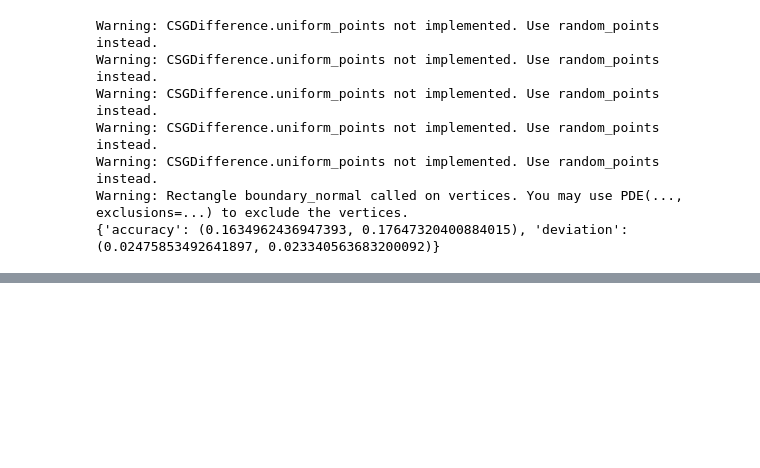
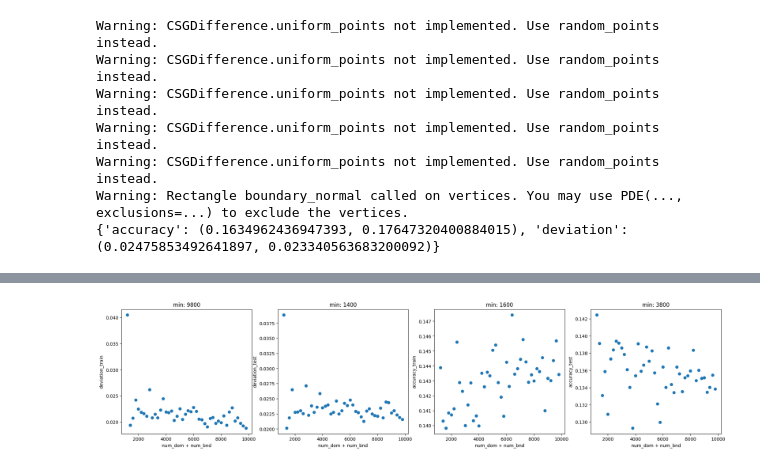
Before and after one commit to delimarr/ip5_code, a Jupyter notebook: elm.ipynb, the cells around one changed output, grey strips where cells are left out. Saved outputs shown, nothing was run; the diff lists cells and outputs as text; code cells hidden in the pictures; blank space fills up the shorter version.

```diff
--- a/elm.ipynb
+++ b/elm.ipynb
@@ -508,0 +510,38 @@ Warning: CSGDifference.uniform_points not implemented. Use random_points instead
+# %%
+# find number of datapoints needed
+start = 1200
+stop = 10_000
+step = 200
+num_data = np.arange(start, stop, step)
+num_tst = 300
+layers = [opt_layers]
+bnd_per = opt_bnd_percent
+
+res = {
+    'deviation_train' : [],
+    'deviation_test' : [],
+    'accuracy_train' : [],
+    'accuracy_test' : [],
+    }
+metrics = ['deviation_train', 'deviation_test', 'accuracy_train', 'accuracy_test']
+
+for data in num_data:
+    num_bnd = int(bnd_per * data)
+    num_dom = data - num_bnd
+    r = run(num_dom, num_bnd, num_tst, layers, rcond)
+    res['deviation_train'].append(r['deviation'][0])
+    res['deviation_test'].append(r['deviation'][1])
+    res['accuracy_train'].append(r['accuracy'][0])
+    res['accuracy_test'].append(r['accuracy'][1])
+
+runs = len(res)
+fig = plt.figure(figsize=(24, 5))
+for idx, metric in enumerate(metrics):
+    fig.add_subplot(1, 4, idx + 1)
+    plt.xlabel("num_dom + num_bnd")
+    plt.title(f"min: {num_data[np.argmin(res[metric])]}")
+    plt.ylabel(metric)
+    plt.scatter(num_data, res[metric])
+
+opt_num_data: int = num_data[np.argmin(res['accuracy_test'])]
+# %% [output]
@@ -508,0 +565 @@ Warning: CSGDifference.uniform_points not implemented. Use random_points instead
+[figure, added]
```
Also changed, not shown: parts of 7 cells of this notebook.
